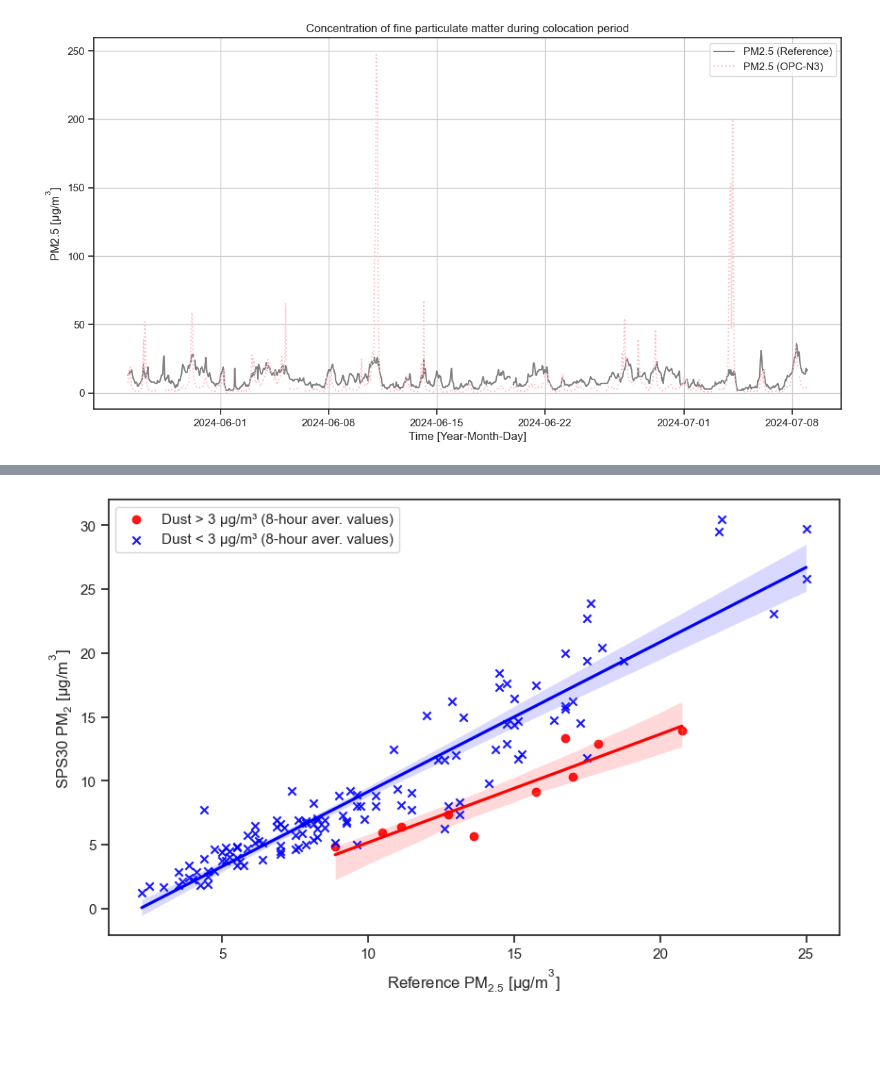
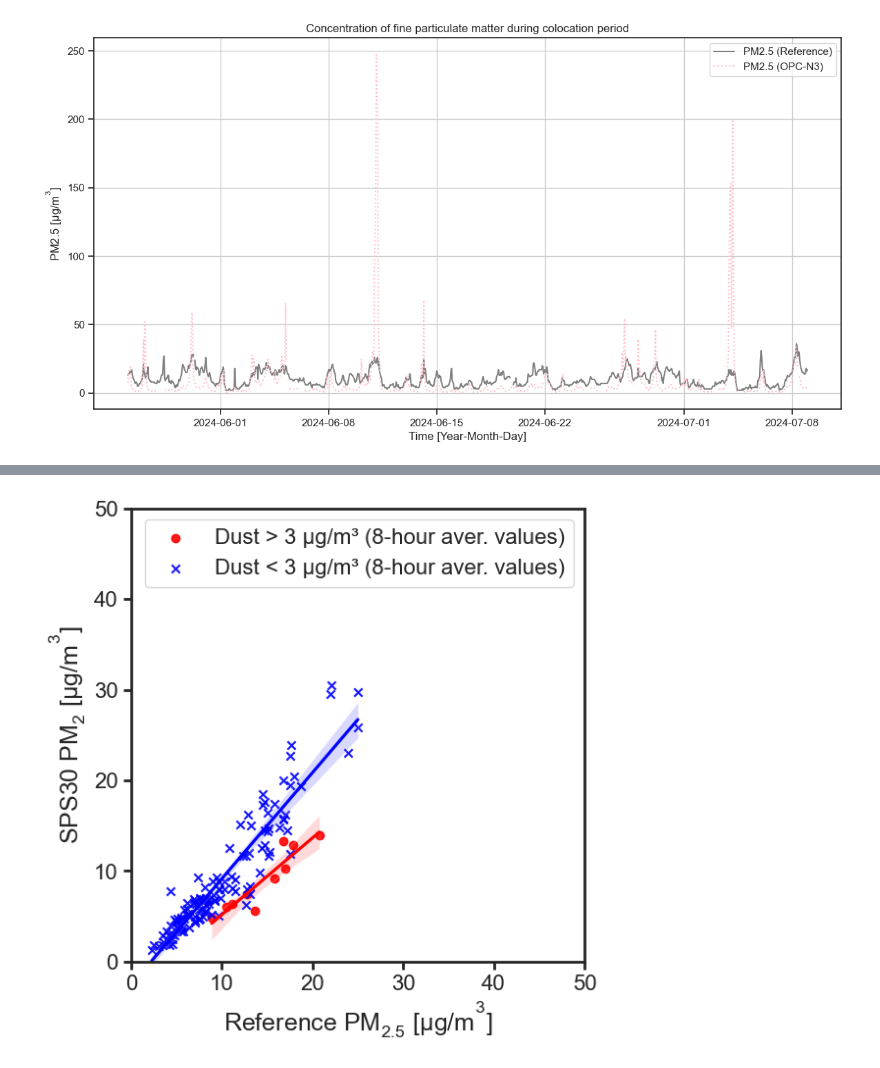
Before and after one commit to vn-hub/koloka, a Jupyter notebook: Eval3_summer.ipynb, the cells around one changed output, grey strips where cells are left out. Drawn from its saved outputs; the diff is of its cells as text; code cells hidden in the pictures; blank space fills up the shorter version.

```diff
--- a/Eval3_summer.ipynb
+++ b/Eval3_summer.ipynb
@@ -737,0 +623,8 @@ plt.show()
+# %%
+df['GMT'] = pd.to_datetime(df['GMT'])
+
+# Nastavte sloupec GMT jako index
+df.set_index('GMT', inplace=True)
+
+# Zkontrolujte, zda je index správně nastaven
+print(df.head())
@@ -738,10 +714,4 @@ plt.show()
 # %%
-import matplotlib.pyplot as plt
-import seaborn as sns
-
-# Resample to 8-hour averages
-df_daily = df.resample('8H').mean()
-
 # Filter rows where 'dust (μg/m³)' > 3 and < 3
 df_dust_daily = df_daily[df_daily['dust (μg/m³)'] > 3]
 df_no_dust_daily = df_daily[df_daily['dust (μg/m³)'] < 3]
@@ -750,35 +720,53 @@ df_no_dust_daily = df_daily[df_daily['dust (μg/m³)'] < 3]
 plt.figure(figsize=(10, 6))
 
 # Plot for df_dust_daily
 sns.regplot(
     data=df_dust_daily,
     x="PM25 [ug/m3]",
     y="PM_2",
     color="red",
     marker='o',
     scatter_kws={'alpha':0.9},
     label='Dust > 3 μg/m³ (8-hour aver. values)'
 )
 
 # Plot for df_no_dust_daily on the same Axes
 sns.regplot(
     data=df_no_dust_daily,
     x="PM25 [ug/m3]",
     y="PM_2",
     color="blue",
     marker='x',
     scatter_kws={'alpha':0.9},
     label='Dust < 3 μg/m³ (8-hour aver. values)'
 )
 
 # Set axis labels
-plt.xlabel("Reference $PM_{2.5}$ [$µg/m^{3}$]")
-plt.ylabel("SPS30 $PM_{2}$ [$µg/m^{3}$]")
+plt.xlabel("Reference $PM_{2.5}$ [$µg/m^{3}$]", fontsize=18)
+plt.ylabel("SPS30 $PM_{2}$ [$µg/m^{3}$]", fontsize=18)
 
-# Add a legend
-plt.legend()
+# Set axis ticks with larger font size
+plt.xticks(fontsize=16)
+plt.yticks(fontsize=16)
+
+# Set axis limits and equal scaling
+plt.xlim(0, 50)
+plt.ylim(0, 50)
+plt.gca().set_aspect('equal', adjustable='box')
+
+# Thicker axes
+plt.gca().spines['top'].set_linewidth(2)
+plt.gca().spines['right'].set_linewidth(2)
+plt.gca().spines['left'].set_linewidth(2)
+plt.gca().spines['bottom'].set_linewidth(2)
+
+# Thicker ticks
+plt.gca().tick_params(width=2)
+
+# Add a legend with larger font size
+plt.legend(fontsize=16)
 
 # Display the plot
 plt.show()
 # %% [output]
-[figure, old version]
+[figure, new version]
```
Also changed, not shown: parts of 14 cells of this notebook.
